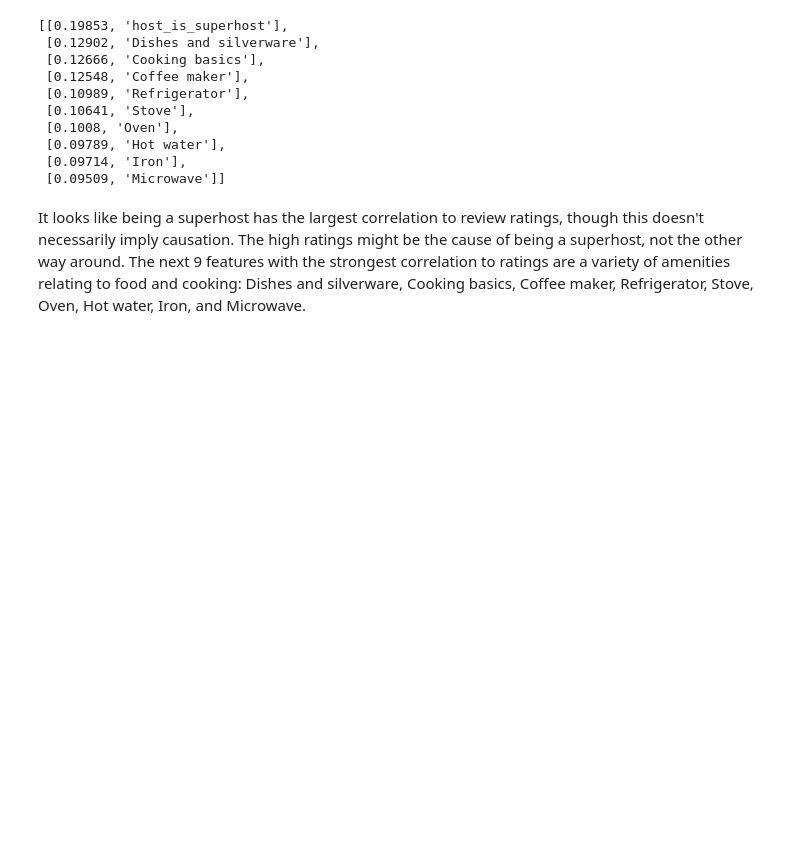
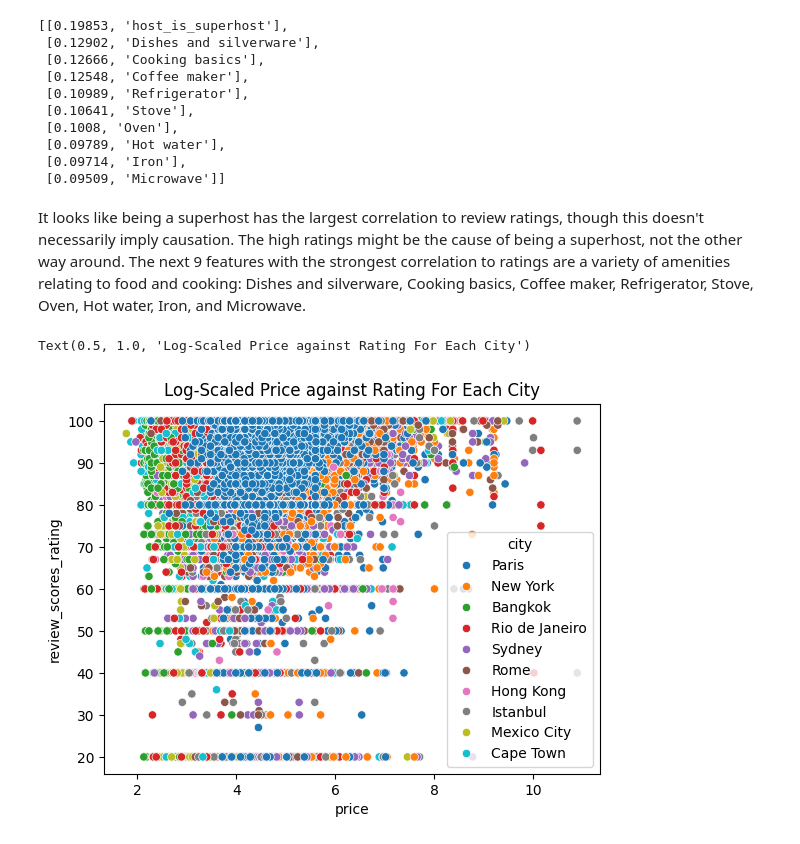
Before and after one commit to BrianMorse12604/151AGroupProject, a Jupyter notebook: project.ipynb, the cells around one changed output. Saved outputs shown, nothing was run; the diff lists cells and outputs as text; code cells hidden in the pictures; blank space fills up the shorter version.

```diff
--- a/project.ipynb
+++ b/project.ipynb
@@ -208,6 +208,8 @@ listings_df['city'].unique()
 # %% [output]
 array(['Paris', 'New York', 'Bangkok', 'Rio de Janeiro', 'Sydney', 'Rome',
        'Hong Kong', 'Istanbul', 'Mexico City', 'Cape Town'], dtype=object)
+# %%
+cities = listings_df['city']
 # %% [markdown]
 Fortunately, there are only 10 cities in our dataset. This is small enough such that we can manually scale the price of each city's listing. We will be using USD as our common currency, since many countries depend on our financial system and have their currencies' value pegged to the USD.
 # %%
@@ -439,3 +441,9 @@ corrs[0:10]
  [0.09509, 'Microwave']]
 # %% [markdown]
 It looks like being a superhost has the largest correlation to review ratings, though this doesn't necessarily imply causation. The high ratings might be the cause of being a superhost, not the other way around. The next 9 features with the strongest correlation to ratings are a variety of amenities relating to food and cooking: Dishes and silverware, Cooking basics, Coffee maker, Refrigerator, Stove, Oven, Hot water, Iron, and Microwave.
+# %%
+sns.scatterplot(x=np.log(listings_df['price']),y=listings_df['review_scores_rating'],hue=cities)
+plt.title("Log-Scaled Price against Rating For Each City")
+# %% [output]
+Text(0.5, 1.0, 'Log-Scaled Price against Rating For Each City')
+[figure, added]
```
Also changed, not shown: parts of 3 cells of this notebook.
